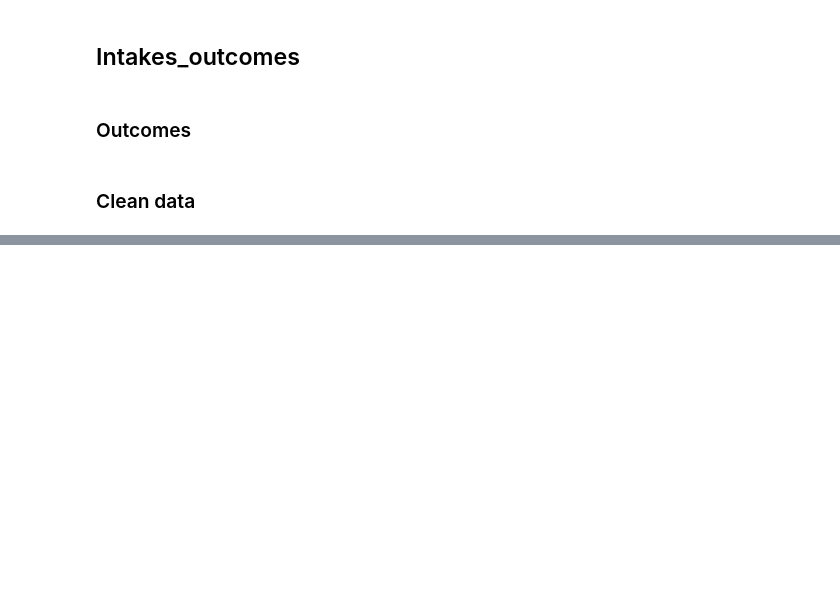
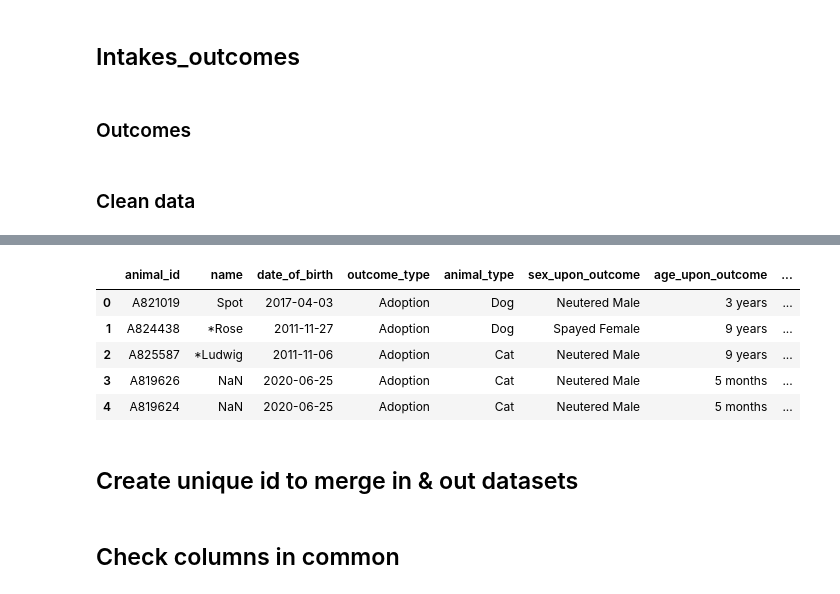
Before and after one commit to BZaldua/animal-shelter-AI, a Jupyter notebook: Shelter_Analysis.ipynb, the cells around one changed output, grey strips where cells are left out. Drawn from its saved outputs; the diff is of its cells as text; code cells hidden in the pictures; blank space fills up the shorter version.

Commit message:
Add data cleaning and analysis

```diff
--- a/Shelter_Analysis.ipynb
+++ b/Shelter_Analysis.ipynb
@@ -51,0 +56,20 @@ df_outcomes.drop('monthyear', axis=1, inplace=True)
+# %%
+incomes_endpoint = 'https://data.austintexas.gov/resource/wter-evkm.json'
+outcomes_endpoint = 'https://data.austintexas.gov/resource/9t4d-g238.json'
+
+import requests
+params = {'$limit': 10000000} # If not specified it only returns 1000 records
+r = requests.get(incomes_endpoint, params)
+in_df = pd.DataFrame(r.json())
+r = requests.get(outcomes_endpoint, params)
+out_df = pd.DataFrame(r.json())
+
+in_df['income_time'] = pd.to_datetime(in_df['datetime'])
+out_df['outcome_time'] = pd.to_datetime(out_df['datetime'])
+out_df['date_of_birth'] = pd.to_datetime(out_df['date_of_birth'])
+
+in_df.drop(['datetime','datetime2'], axis=1, inplace=True)
+out_df.drop(['monthyear', 'datetime'], axis=1, inplace=True)
+
+print('Incomes shape',in_df.shape)
+print('Outcomes shape',out_df.shape)
@@ -51,0 +88,11 @@ df_outcomes.drop('monthyear', axis=1, inplace=True)
+# %%
+out_df.head(5)
+# %% [output]
+|  | animal_id | name | date_of_birth | outcome_type | animal_type | sex_upon_outcome | age_upon_outcome | ... |
+| 0 | A821019 | Spot | 2017-04-03 | Adoption | Dog | Neutered Male | 3 years | ... |
+| 1 | A824438 | *Rose | 2011-11-27 | Adoption | Dog | Spayed Female | 9 years | ... |
+| 2 | A825587 | *Ludwig | 2011-11-06 | Adoption | Cat | Neutered Male | 9 years | ... |
+| 3 | A819626 | NaN | 2020-06-25 | Adoption | Cat | Neutered Male | 5 months | ... |
+| 4 | A819624 | NaN | 2020-06-25 | Adoption | Cat | Neutered Male | 5 months | ... |
+# %% [markdown]
+## Create unique id to merge in & out datasets
@@ -51,0 +110,2 @@ df_outcomes.drop('monthyear', axis=1, inplace=True)
+# %% [markdown]
+## Check columns in common
```
Also changed, not shown: parts of 32 cells of this notebook.
